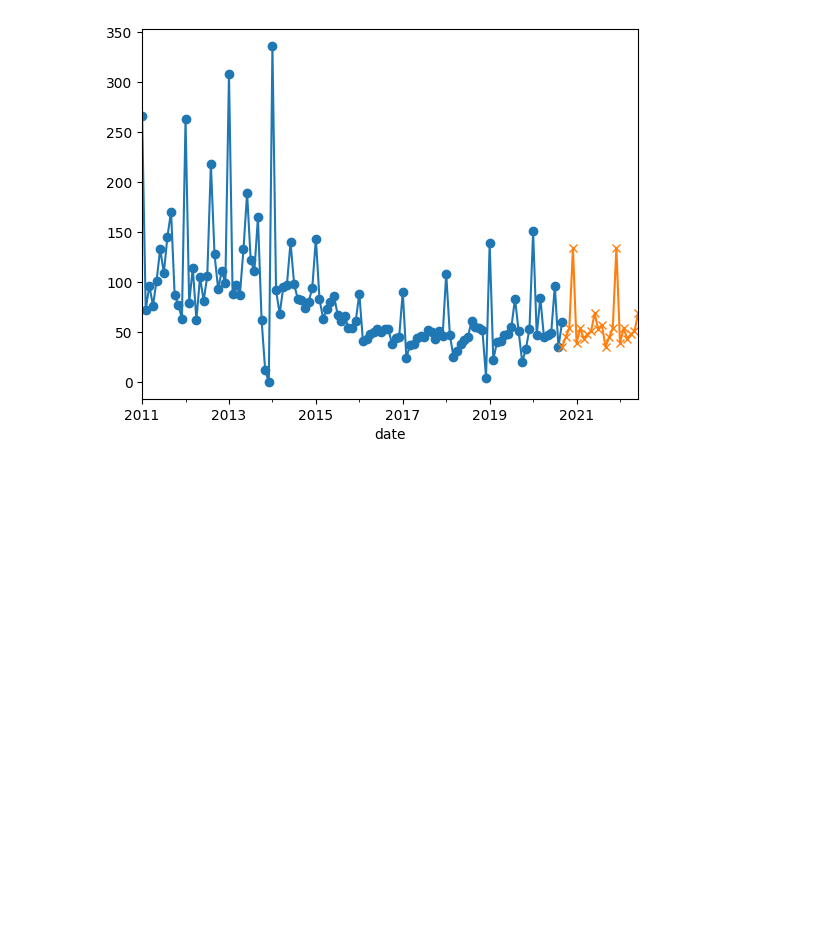
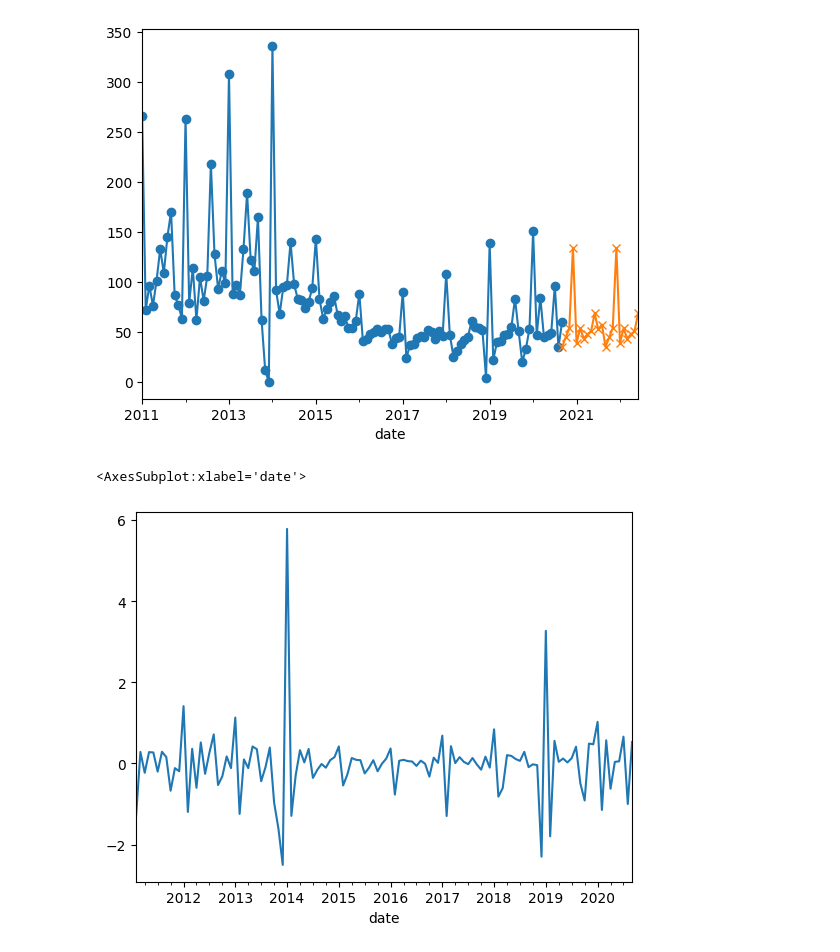
Before and after one commit to upcerbin/nmmcm3, a Jupyter notebook: A1.ipynb, the cells around one changed output. Cells and saved outputs as stored; diff of their text form; code cells hidden in the pictures; blank space fills up the shorter version.

```diff
--- a/A1.ipynb
+++ b/A1.ipynb
@@ -234,3 +241,45 @@ inverse_predict[0][1:].plot(marker='x')
 # %% [output]
 <AxesSubplot:xlabel='date'>
 [figure]
+# %%
+# 差分数据图
+import matplotlib.pyplot as plt
+import pandas as pd
+import numpy as np
+from statsmodels.tsa.statespace.sarimax import SARIMAX
+from itertools import product
+from tqdm import tqdm_notebook
+import warnings
+warnings.filterwarnings("ignore")
+from sklearn.metrics import r2_score,mean_squared_error,mean_absolute_error
+from sklearn.preprocessing import MinMaxScaler
+from pmdarima import auto_arima
+
+
+file_path = './source_data/A1.xlsx'
+raw_data = pd.read_excel(file_path)
+raw_data.columns = ['date1','id1','id2','sales','values']
+raw_data['date']=pd.to_datetime(raw_data['date1'],format="%Y%m")
+raw_data = raw_data[raw_data['id1']>=0]
+data = raw_data[['date','sales']]
+data['sales'] = data['sales'].apply(np.log1p)
+data.set_index('date', inplace=True)
+data = data.interpolate(method='polynomial',order=3)
+
+
+
+def difference(data_set,interval=1):
+    diff=list()
+    for i in range(interval,len(data_set)):
+        value=data_set[i]-data_set[i-interval]
+        diff.append(value)
+    return pd.Series(diff)
+
+diff_data = difference(data['sales'].values,1)
+diff_data = pd.DataFrame(diff_data)
+diff_data.index = data.index[1:]
+diff_data.to_excel('./temp.xlsx')
+diff_data[0].plot()
+# %% [output]
+<AxesSubplot:xlabel='date'>
+[figure, added]
```
Also changed, not shown: parts of 1 cell of this notebook, 8 other files.
